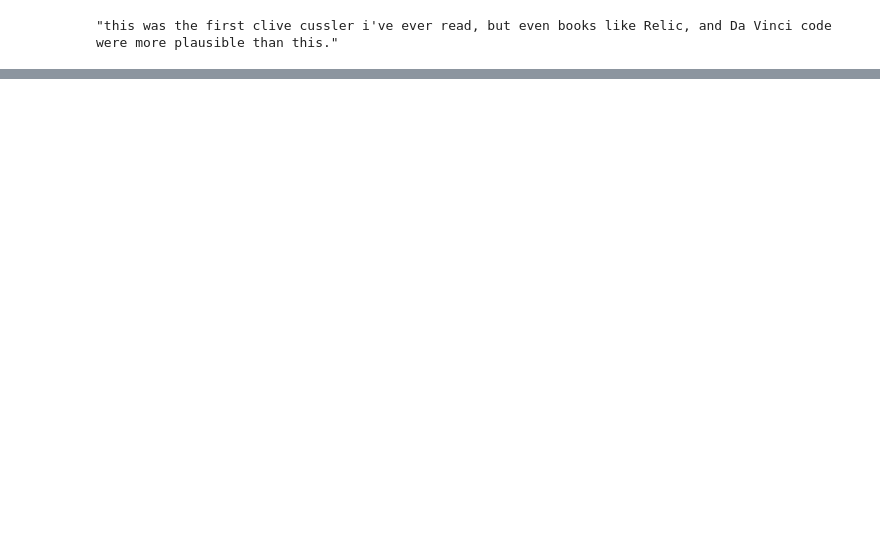
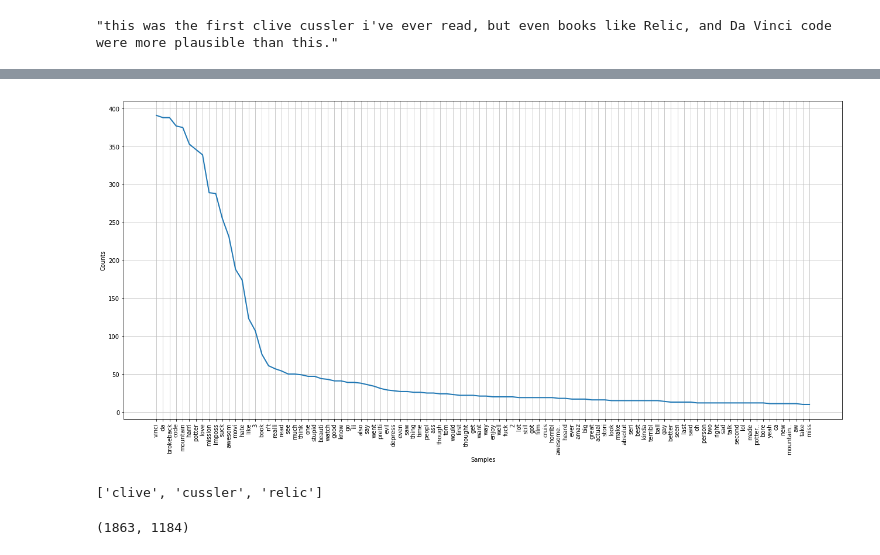
Before and after one commit to lithiumdenis/MLSchool, a Jupyter notebook: 7. Анализ тональности.ipynb, the cells around one changed output, grey strips where cells are left out. Saved outputs shown, nothing was run; the diff lists cells and outputs as text; code cells hidden in the pictures; blank space fills up the shorter version.

Commit message:
text analysis

```diff
--- a/7. Анализ тональности.ipynb
+++ b/7. Анализ тональности.ipynb
@@ -77,0 +283,10 @@ LookupError:
+# %%
+sbs = SnowballStemmer('english')
+
+def process_by_far(s):
+    s = [x.lower() for x in word_tokenize(s) if re.match("[a-zA-Z\d]+", x) is not None] # токенизация
+    s = [x for x in s if x not in stopwords.words('english')] # стоп-слова
+    s = [sbs.stem(x) for x in s] # стемминг
+    return ' '.join(s)
+# %%
+df['cleansed_text'] = df.text.apply(process_by_far)
@@ -77,0 +306,2 @@ LookupError:
+# %%
+all_tokens = list(concat(df.cleansed_text.str.split()))
@@ -77,0 +310,2 @@ LookupError:
+# %%
+fd = FreqDist(all_tokens)
@@ -77,0 +325,13 @@ LookupError:
+# %%
+plt.figure(figsize=(22, 10));
+fd.plot(100, cumulative=False)
+# %% [output]
+[figure, added]
+# %%
+fd.hapaxes()[:3] # - тут все слова, что встретились лишь единожды
+# %% [output]
+['clive', 'cussler', 'relic']
+# %%
+len(fd.keys()), len(fd.hapaxes())
+# %% [output]
+(1863, 1184)
```
Also changed, not shown: parts of 68 cells of this notebook, 6 other files.
